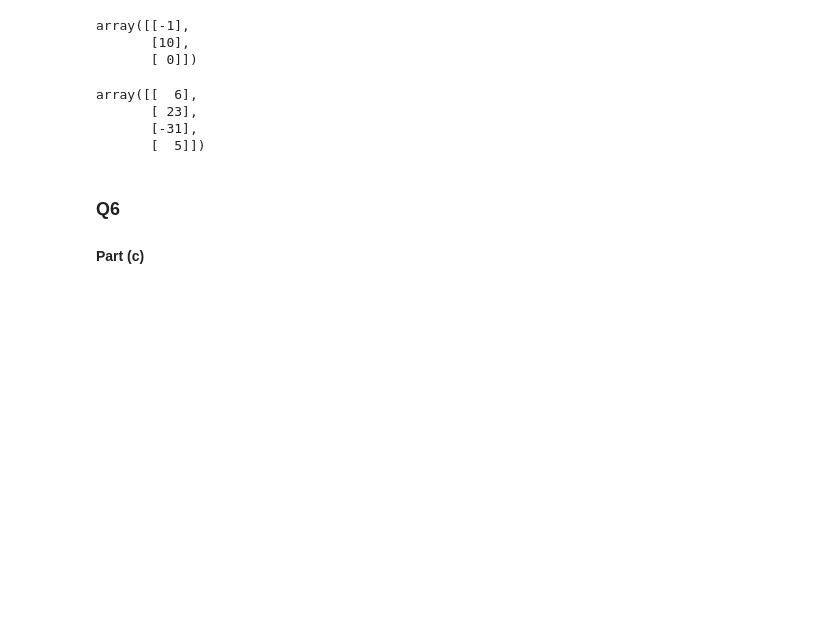
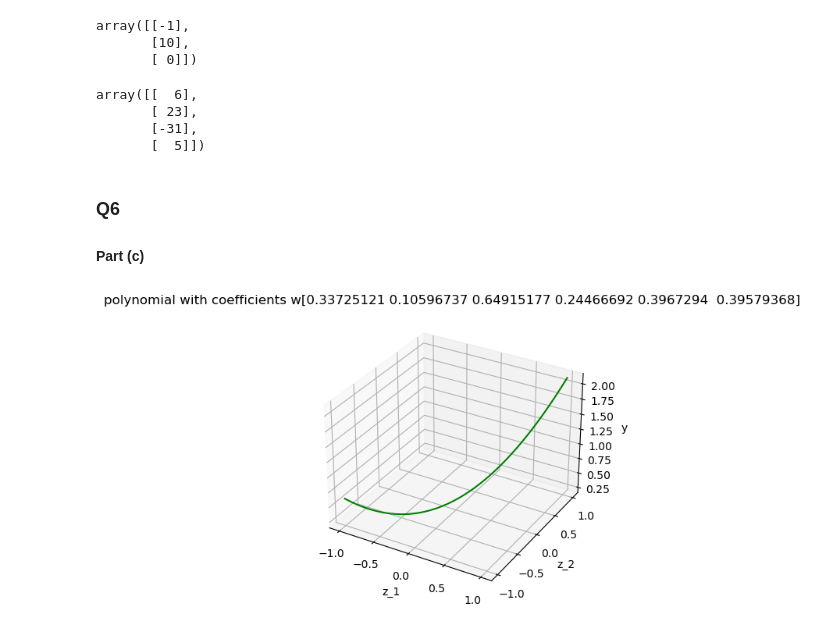
Before and after one commit to mattzhao-R/mfml, a Jupyter notebook: hw1.ipynb, the cells around one changed output. Saved outputs shown, nothing was run; the diff lists cells and outputs as text; code cells hidden in the pictures; blank space fills up the shorter version.

```diff
--- a/hw1.ipynb
+++ b/hw1.ipynb
@@ -202,12 +202,41 @@ from mpl_toolkits import mplot3d
 # %%
 # n = number of poitns
 # z = points where polynomial is evaluated
 # p = array to store the values of the interpolated polynomials
 
 n = 100
 z_1 = np.linspace(-1, 1, n)
 z_2 = np.linspace(-1, 1, n)
 
-w_size = ##TODO
+w_size = 6
 w = np.random.rand(w_size)
 X = np.zeros((n,w_size))
+
+# TODO: generate X-matrix
+X = np.array([np.ones(shape = (n)),
+              z_1,
+              z_2,
+              z_1 * z_2,
+              z_1 ** 2,
+              z_2 ** 2]
+            ).T
+
+# TODO: evaluate polynomial at all points z,
+# and store the result in p
+# do NOT use a loop for this
+
+p = X @ w
+
+# plot the datapoints and the best-fit polynomials
+fig = plt.figure()
+# syntax for 3-D projection
+ax = plt.axes(projection = '3d')
+
+ax.plot3D(z_1, z_2, p, 'green')
+ax.set_xlabel("z_1")
+ax.set_ylabel("z_2")
+ax.set_zlabel("y")
+ax.set_title('polynomial with coefficients w%s'%w)
+plt.show()
+# %% [output]
+[figure, added]
```
